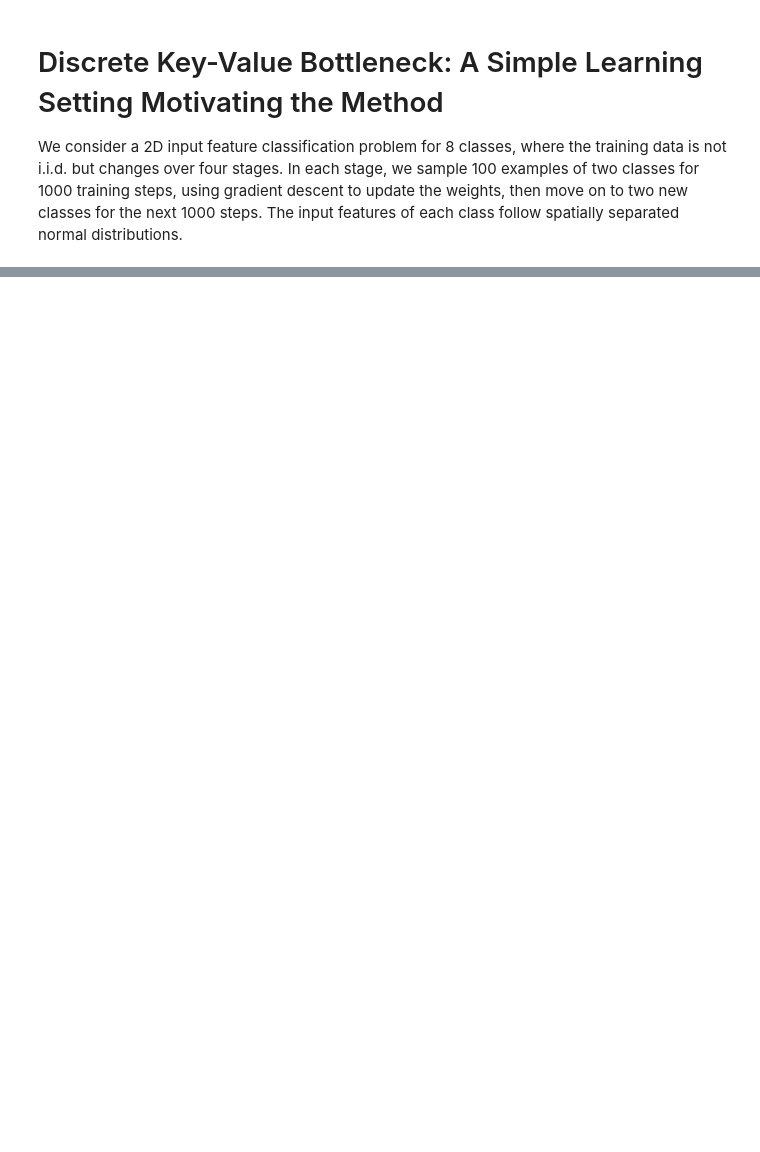
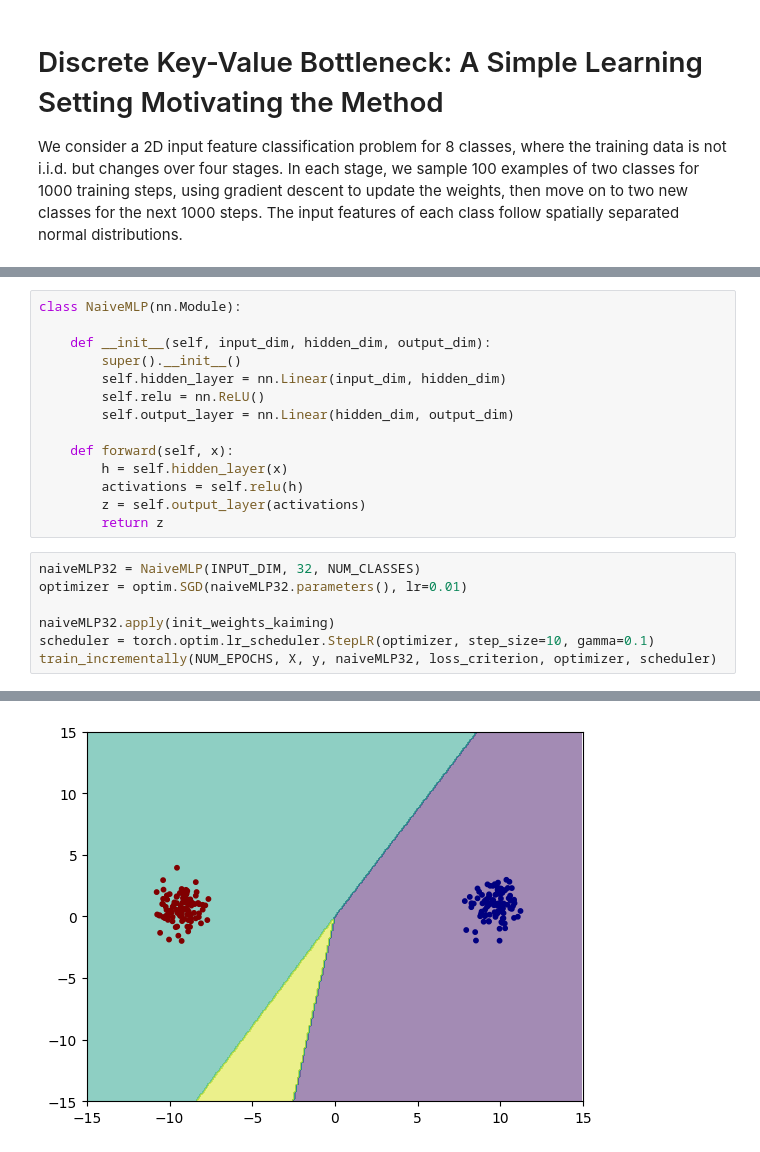
Before and after one commit to ShuvraneelMitra/Discrete-Key-Value-Bottleneck, a Jupyter notebook: KVB_from_scratch.ipynb, the cells around one changed output, grey strips where cells are left out. Drawn from its saved outputs; the diff is of its cells as text; blank space fills up the shorter version.

```diff
--- a/KVB_from_scratch.ipynb
+++ b/KVB_from_scratch.ipynb
@@ -30,0 +193,22 @@ plt.show()
+# %%
+class NaiveMLP(nn.Module):
+
+    def __init__(self, input_dim, hidden_dim, output_dim):
+        super().__init__()
+        self.hidden_layer = nn.Linear(input_dim, hidden_dim)
+        self.relu = nn.ReLU()
+        self.output_layer = nn.Linear(hidden_dim, output_dim)
+
+    def forward(self, x):
+        h = self.hidden_layer(x)
+        activations = self.relu(h)
+        z = self.output_layer(activations)
+        return z
+# %%
+naiveMLP32 = NaiveMLP(INPUT_DIM, 32, NUM_CLASSES)
+optimizer = optim.SGD(naiveMLP32.parameters(), lr=0.01)
+
+naiveMLP32.apply(init_weights_kaiming)
+scheduler = torch.optim.lr_scheduler.StepLR(optimizer, step_size=10, gamma=0.1)
+train_incrementally(NUM_EPOCHS, X, y, naiveMLP32, loss_criterion, optimizer, scheduler)
+# %% [output]
@@ -30,0 +227 @@ plt.show()
+[figure, added]
```
Also changed, not shown: parts of 14 cells of this notebook, 3 other files.
